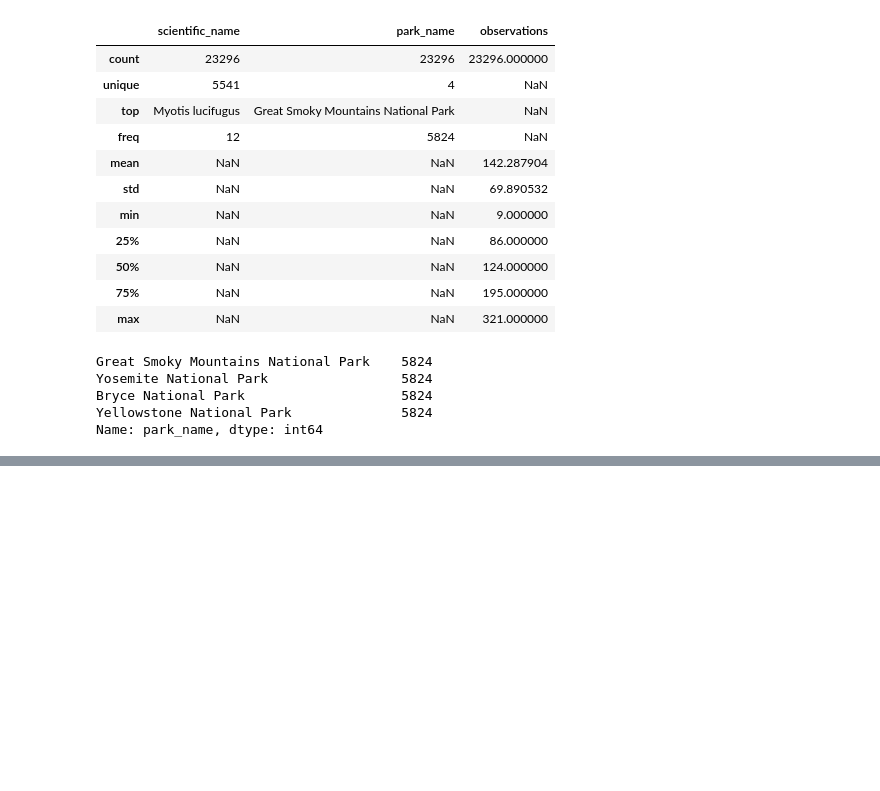
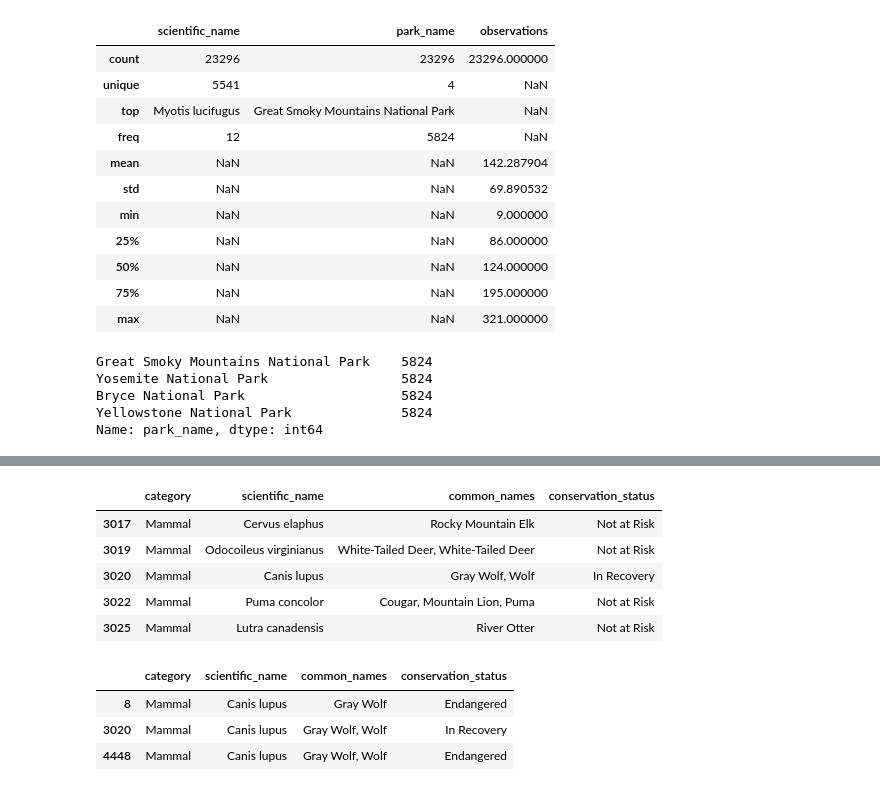
Before and after one commit to bsandma1/Biodiversity_Analysis, a Jupyter notebook: Biodiversity_Analysis.ipynb, the cells around one changed output, grey strips where cells are left out. Cells and saved outputs as stored; diff of their text form; code cells hidden in the pictures; blank space fills up the shorter version.

```diff
--- a/Biodiversity_Analysis.ipynb
+++ b/Biodiversity_Analysis.ipynb
@@ -115,0 +228,5 @@
+# %%
+# 14
+
+species.conservation_status.fillna('Not at Risk', inplace=True)
+species.conservation_status.value_counts()
@@ -115,0 +263,20 @@
+# %%
+# 17
+
+species[species.scientific_name.duplicated()].head()
+# %% [output]
+|  | category | scientific_name | common_names | conservation_status |
+| 3017 | Mammal | Cervus elaphus | Rocky Mountain Elk | Not at Risk |
+| 3019 | Mammal | Odocoileus virginianus | White-Tailed Deer, White-Tailed Deer | Not at Risk |
+| 3020 | Mammal | Canis lupus | Gray Wolf, Wolf | In Recovery |
+| 3022 | Mammal | Puma concolor | Cougar, Mountain Lion, Puma | Not at Risk |
+| 3025 | Mammal | Lutra canadensis | River Otter | Not at Risk |
+# %%
+# 17 (Cont.)
+
+species[species.scientific_name == 'Canis lupus']
+# %% [output]
+|  | category | scientific_name | common_names | conservation_status |
+| 8 | Mammal | Canis lupus | Gray Wolf | Endangered |
+| 3020 | Mammal | Canis lupus | Gray Wolf, Wolf | In Recovery |
+| 4448 | Mammal | Canis lupus | Gray Wolf, Wolf | Endangered |
```
Also changed, not shown: parts of 30 cells of this notebook.
